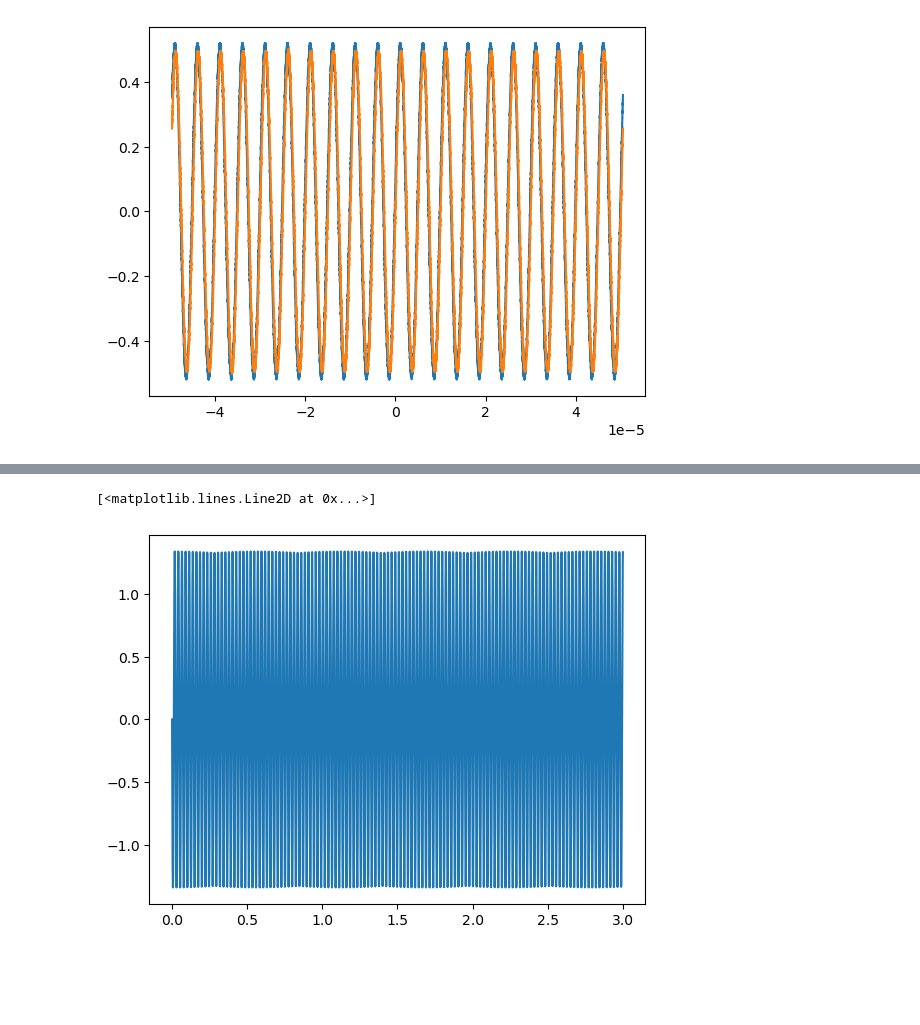
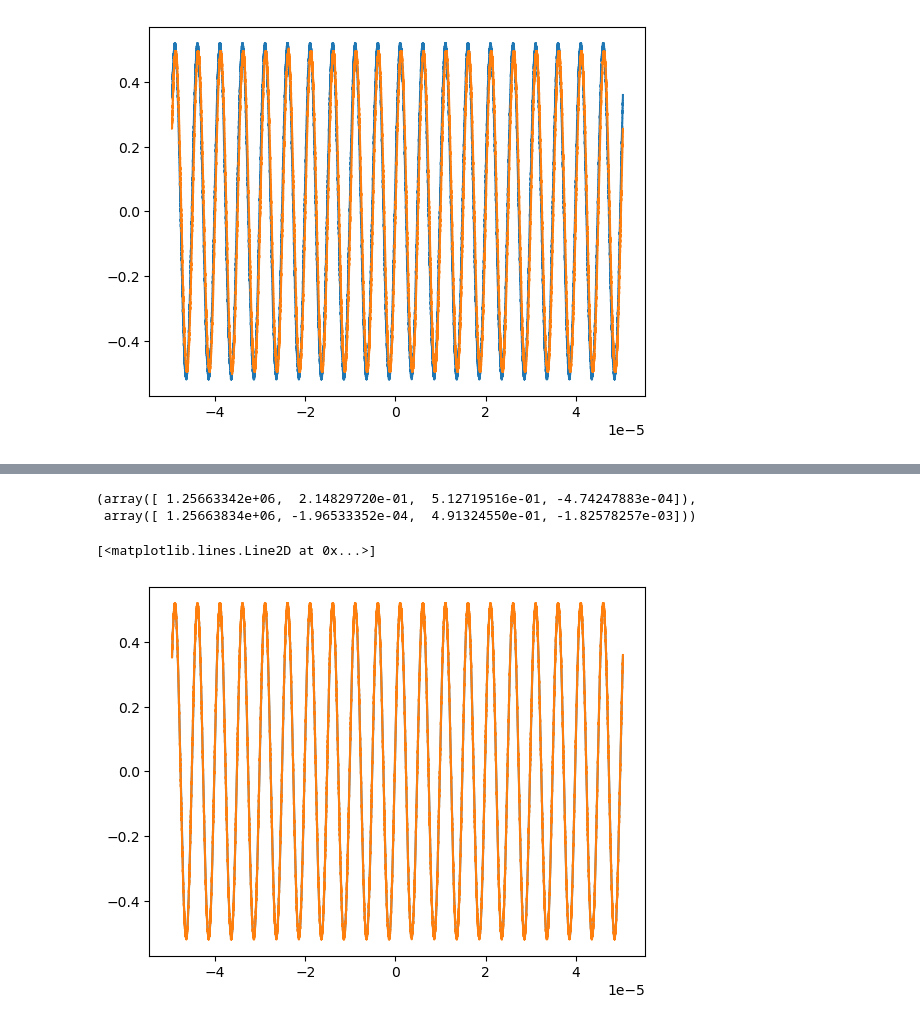
Before and after one commit to xingyzt/5bl, a Jupyter notebook: capstone/sine_propagation_delay.ipynb, the cells around one changed output, grey strips where cells are left out. Drawn from its saved outputs; the diff is of its cells as text; code cells hidden in the pictures; blank space fills up the shorter version.

```diff
--- a/capstone/sine_propagation_delay.ipynb
+++ b/capstone/sine_propagation_delay.ipynb
@@ -68,5 +69,9 @@ plt.plot(t_200k_1, ch2_200k_1)
 [<matplotlib.lines.Line2D at 0x...>]
 [figure]
 # %%
-def sin_wave(t, omega, phi, a):
-    return a * np.sin(t * omega - phi)
+def sin_wave(t, omega, phi, a, c):
+    return a * (np.sin(t * omega + phi)) + c
+# %%
+ff = np.fft.fftfreq(len(t_200k_1), (t_200k_1[1]-t_200k_1[0]))
+Fyy = abs(np.fft.fft(ch1_200k_1))
+guess_freq = abs(ff[np.argmax(Fyy[1:])+1])  # use a fast fourier transform to make frequency bins and then get the fft of the dataset to make a good guess of the frequency
@@ -73,3 +80,5 @@ def sin_wave(t, omega, phi, a):
+# %%
+guess = [2 * np.pi * guess_freq, 0, np.std(ch1_200k_1) * 2.**0.5, np.mean(ch1_200k_1)]
 # %%
-poptch1200k1, pcovch1200k1 = sp.optimize.curve_fit(sin_wave, t_200k_1, ch1_200k_1)
-poptch2200k1, pcovch2200k1 = sp.optimize.curve_fit(sin_wave, t_200k_1, ch2_200k_1)
+poptch1200k1, pcovch1200k1 = sp.optimize.curve_fit(sin_wave, t_200k_1, ch1_200k_1, p0=guess)
+poptch2200k1, pcovch2200k1 = sp.optimize.curve_fit(sin_wave, t_200k_1, ch2_200k_1, p0=guess)
@@ -90,6 +95,11 @@ time_delay = phi_200k_1 / (2 * np.pi) / poptch2200k1[0]
+# %%
+poptch1200k1, poptch2200k1
+# %% [output]
+(array([ 1.25663342e+06,  2.14829720e-01,  5.12719516e-01, -4.74247883e-04]),
+ array([ 1.25663834e+06, -1.96533352e-04,  4.91324550e-01, -1.82578257e-03]))
 # %%
-plt.plot(np.linspace(0,3,3000), sin_wave(np.linspace(0,3,3000), *poptch1200k1))
-    # plt.plot(t_200k_1, ch1_200k_1)
+plt.plot(t_200k_1, sin_wave(t_200k_1, *poptch1200k1))
+plt.plot(t_200k_1, ch1_200k_1)
 # %% [output]
 [<matplotlib.lines.Line2D at 0x...>]
-[figure, old version]
+[figure, new version]
```
Also changed, not shown: parts of 7 cells of this notebook.
